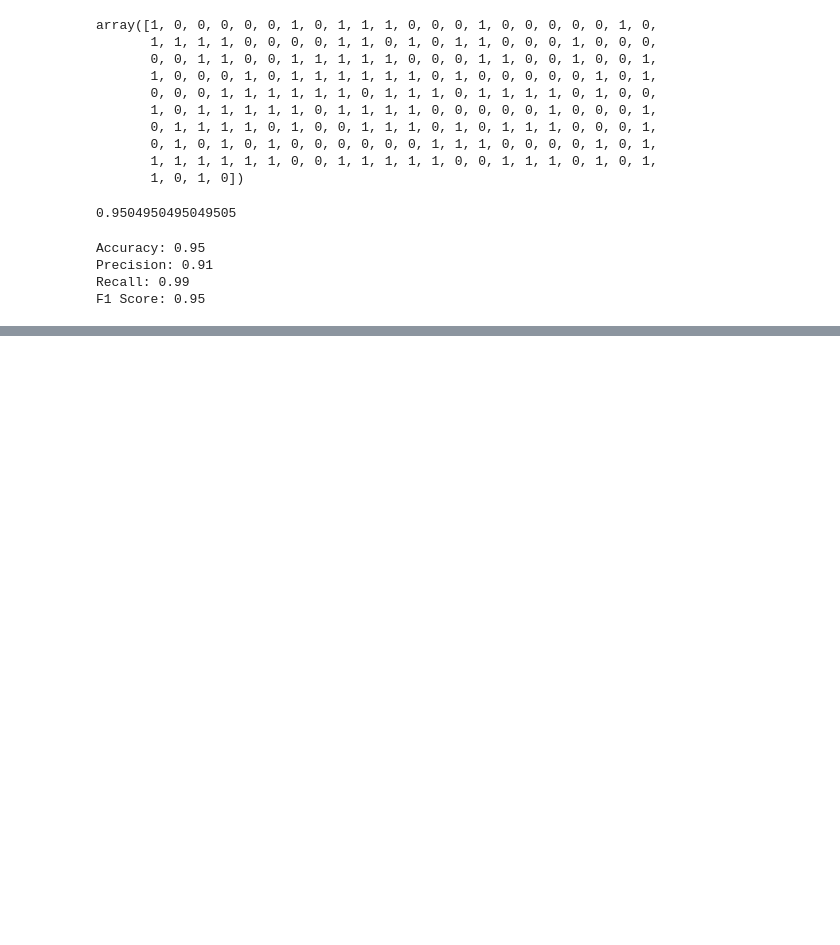
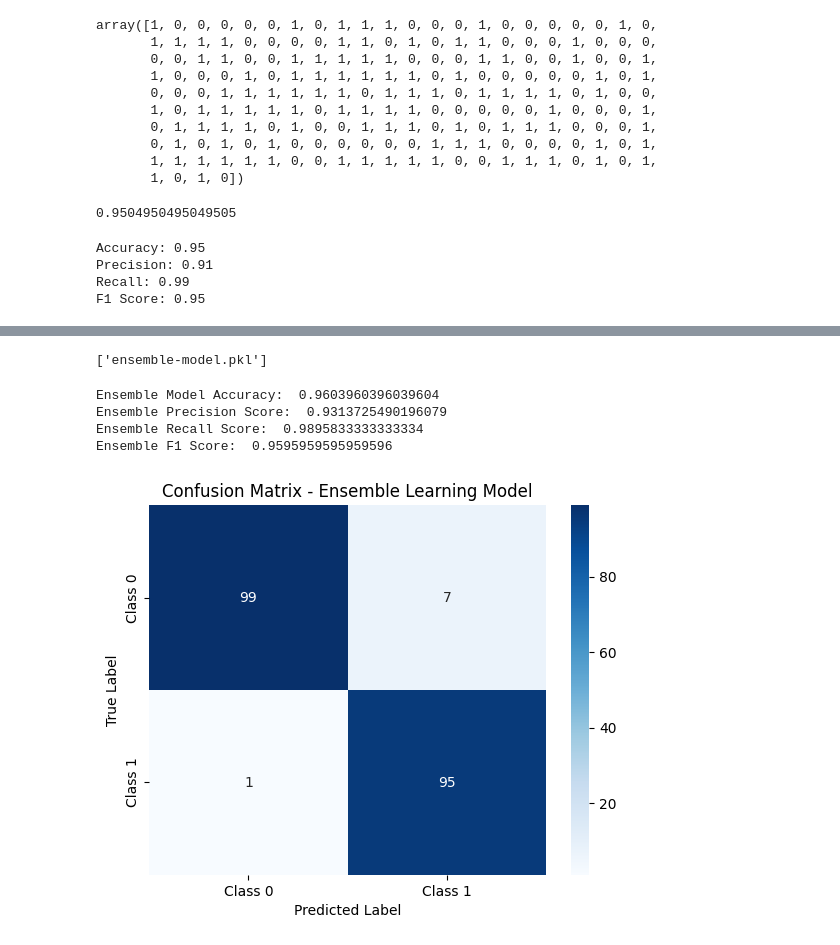
Before and after one commit to NikeshaSilva/stock-price-prediction, a Jupyter notebook: stock_price_prediction.ipynb, the cells around one changed output, grey strips where cells are left out. Saved outputs shown, nothing was run; the diff lists cells and outputs as text; code cells hidden in the pictures; blank space fills up the shorter version.

Commit message:
Added ensemble model

```diff
--- a/stock_price_prediction.ipynb
+++ b/stock_price_prediction.ipynb
@@ -340,3 +340,14 @@ Accuracy: 0.95
 Precision: 0.91
 Recall: 0.99
 F1 Score: 0.95
+# %%
+## Building the Ensemble model with Voting Classifier, using the optimized Random Forest Classifier model and optimized Support Vector Classifier model
+## Ensemble model
+from sklearn.ensemble import VotingClassifier
+
+## Initializing the Ensemble model
+## rf - Optimized Random Forest model, svm - Optimized Support Vector Classifer model
+ensemble_model = VotingClassifier(estimators=[('rf', optimized_rf_model), ('svm',optimized_svc_model)], voting='soft', weights=[1,2])
+# %%
+## Fitting the ensemble model on the scaled training data
+ensemble_model.fit(X_train_scaled, y_train)
@@ -342,0 +364,35 @@ F1 Score: 0.95
+# %%
+## Saving the ensemble model
+joblib.dump(ensemble_model,'ensemble-model.pkl')
+# %% [output]
+['ensemble-model.pkl']
+# %%
+## Predictions using the ensemble model
+ensemble_model_predictions = ensemble_model.predict(X_test_scaled)
+# %%
+## Evaluating the Ensemble model performance using evaluation metrics
+
+print("Ensemble Model Accuracy: ", accuracy_score(y_test, ensemble_model_predictions))
+print("Ensemble Precision Score: ", precision_score(y_test, ensemble_model_predictions))
+print("Ensemble Recall Score: ", recall_score(y_test, ensemble_model_predictions))
+print("Ensemble F1 Score: ", f1_score(y_test, ensemble_model_predictions))
+# %% [output]
+Ensemble Model Accuracy:  0.9603960396039604
+Ensemble Precision Score:  0.9313725490196079
+Ensemble Recall Score:  0.9895833333333334
+Ensemble F1 Score:  0.9595959595959596
+# %%
+## Confusion Matrix for Ensemble model
+ensemble_model_confusion_matrix = confusion_matrix(y_test, ensemble_model_predictions)
+
+ensemble_model_confusion_matrix
+
+## Creating the confusion matrix for the ensemble model
+sns.heatmap(ensemble_model_confusion_matrix, annot=True, fmt="d", cmap="Blues", xticklabels=["Class 0", "Class 1"], yticklabels=["Class 0", "Class 1"])
+
+plt.title('Confusion Matrix - Ensemble Learning Model')
+plt.xlabel('Predicted Label')
+plt.ylabel('True Label')
+plt.show()
+# %% [output]
+[figure, added]
```
Also changed, not shown: parts of 1 cell of this notebook, 1 other file.
